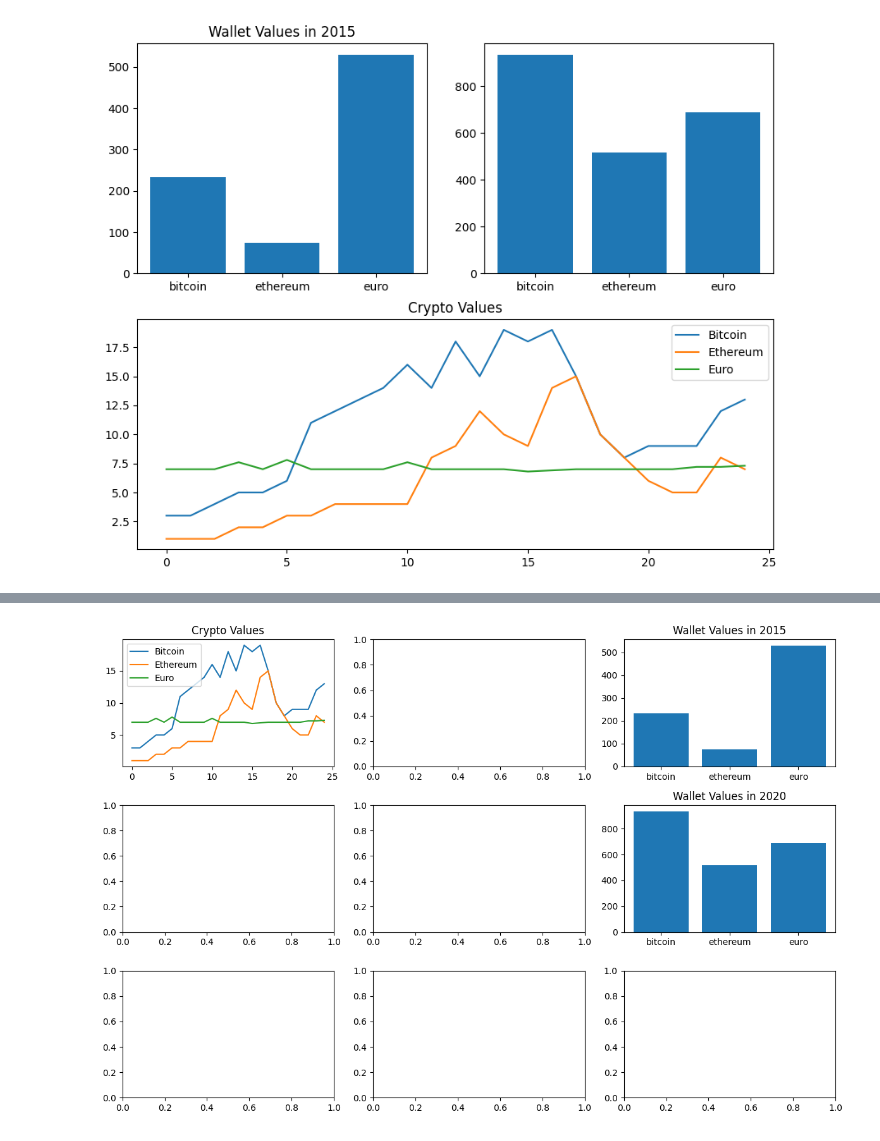
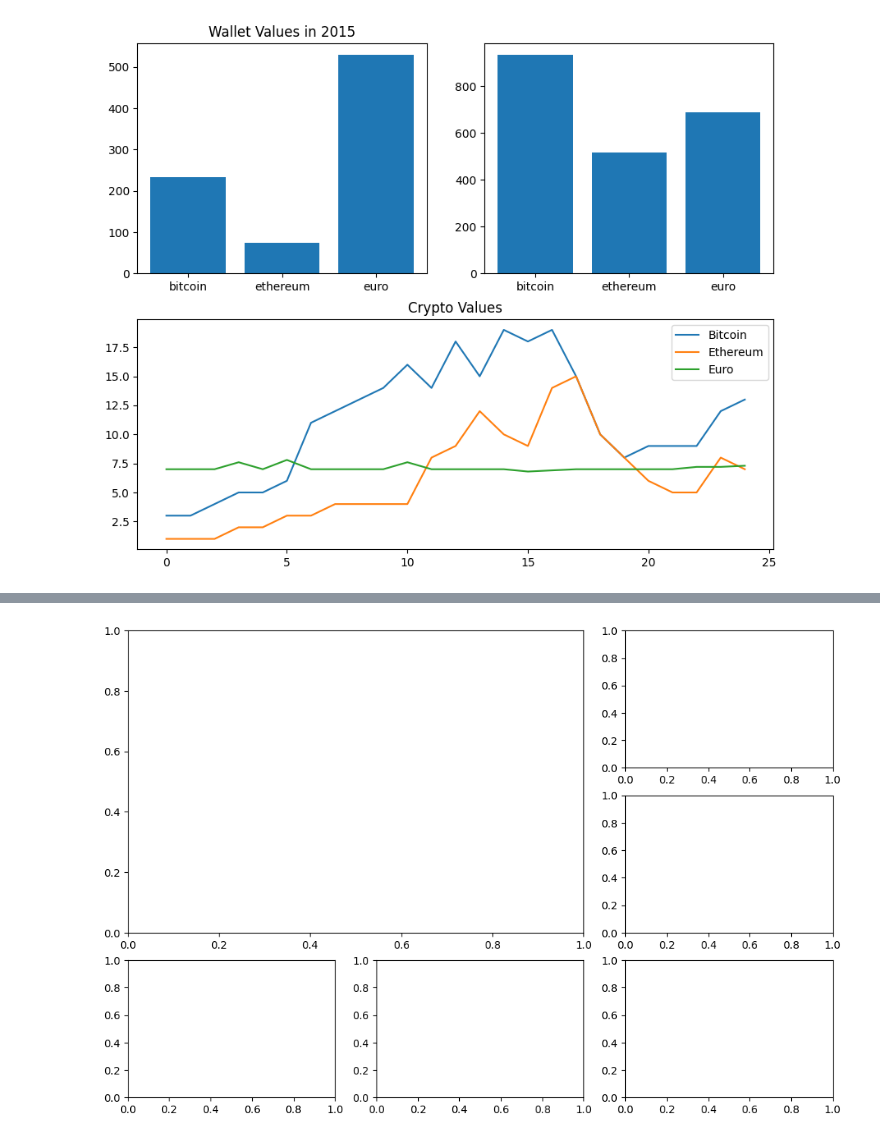
Before and after one commit to A-Diafi/data-subplotting, a Jupyter notebook: ex03.ipynb, the cells around one changed output, grey strips where cells are left out. Cells and saved outputs as stored; diff of their text form; code cells hidden in the pictures.

Commit message:
Subplots.new

```diff
--- a/ex03.ipynb
+++ b/ex03.ipynb
@@ -144,36 +144,19 @@ The second layout is:
   <p>When the grid becomes too complex to manage, you may want to use <a src='https://matplotlib.org/stable/api/_as_gen/matplotlib.figure.Figure.html#matplotlib.figure.Figure.add_gridspec'>figure.add_gridspec()</a>
 </p>
 </details>
-# %%
-import matplotlib.pyplot as plt
-
-bitcoin = [3, 3, 4, 5, 5, 6, 11, 12, 13, 14, 16, 14, 18, 15, 19, 18, 19, 15, 10, 8, 9, 9, 9, 12, 13]
-ethereum = [1, 1, 1, 2, 2, 3, 3, 4, 4, 4, 4, 8, 9, 12, 10, 9, 14, 15, 10, 8, 6, 5, 5, 8, 7]
-euro = [7, 7, 7, 7.6, 7, 7.8, 7, 7, 7, 7, 7.6, 7, 7, 7, 7, 6.8, 6.9, 7, 7, 7, 7, 7, 7.2, 7.2, 7.3]
-
-wallet_2015 = {"currency": ["bitcoin", "ethereum", "euro"], "value_in_euro": [234, 74, 530]}
-wallet_2020 = {"currency": ["bitcoin", "ethereum", "euro"], "value_in_euro": [234 * 4, 74 * 7, 530 * 1.3]}
-
-fig, axs = plt.subplots(3, 3, figsize=(12, 8))
-
-ax1 = axs[0, 2]
-ax1.bar(wallet_2015["currency"], wallet_2015["value_in_euro"])
-ax1.set_title('Wallet Values in 2015')
-
-ax2 = axs[1, 2]
-ax2.bar(wallet_2020["currency"], wallet_2020["value_in_euro"])
-ax2.set_title('Wallet Values in 2020')
-
-ax3 = axs[0:2, 0:2].flatten()  # Spanning both the third and fourth quadrants
-ax3[0].plot(bitcoin, label='Bitcoin')
-ax3[0].plot(ethereum, label='Ethereum')
-ax3[0].plot(euro, label='Euro')
-ax3[0].legend()
-ax3[0].set_title('Crypto Values')
-
-plt.tight_layout()
-plt.show()
-# %% [output]
-[figure, removed]
+# %%
+
+
+# fig, axs = plt.subplots(3, 3, figsize=(12, 8))
+fig = plt.figure(figsize=(12, 8))
+ax1 = fig.add_subplot(3,3,3)
+ax2 = fig.add_subplot(3,3,6)
+ax3 = fig.add_subplot(3,3,7)
+ax4 = fig.add_subplot(3,3,8)
+ax4 = fig.add_subplot(3,3,9)
+ax4 = fig.add_subplot(3,3,(1,5))
+plt.show()
+# %% [output]
+[figure, added]
 # %%
 # YOUR CODE HERE
```
